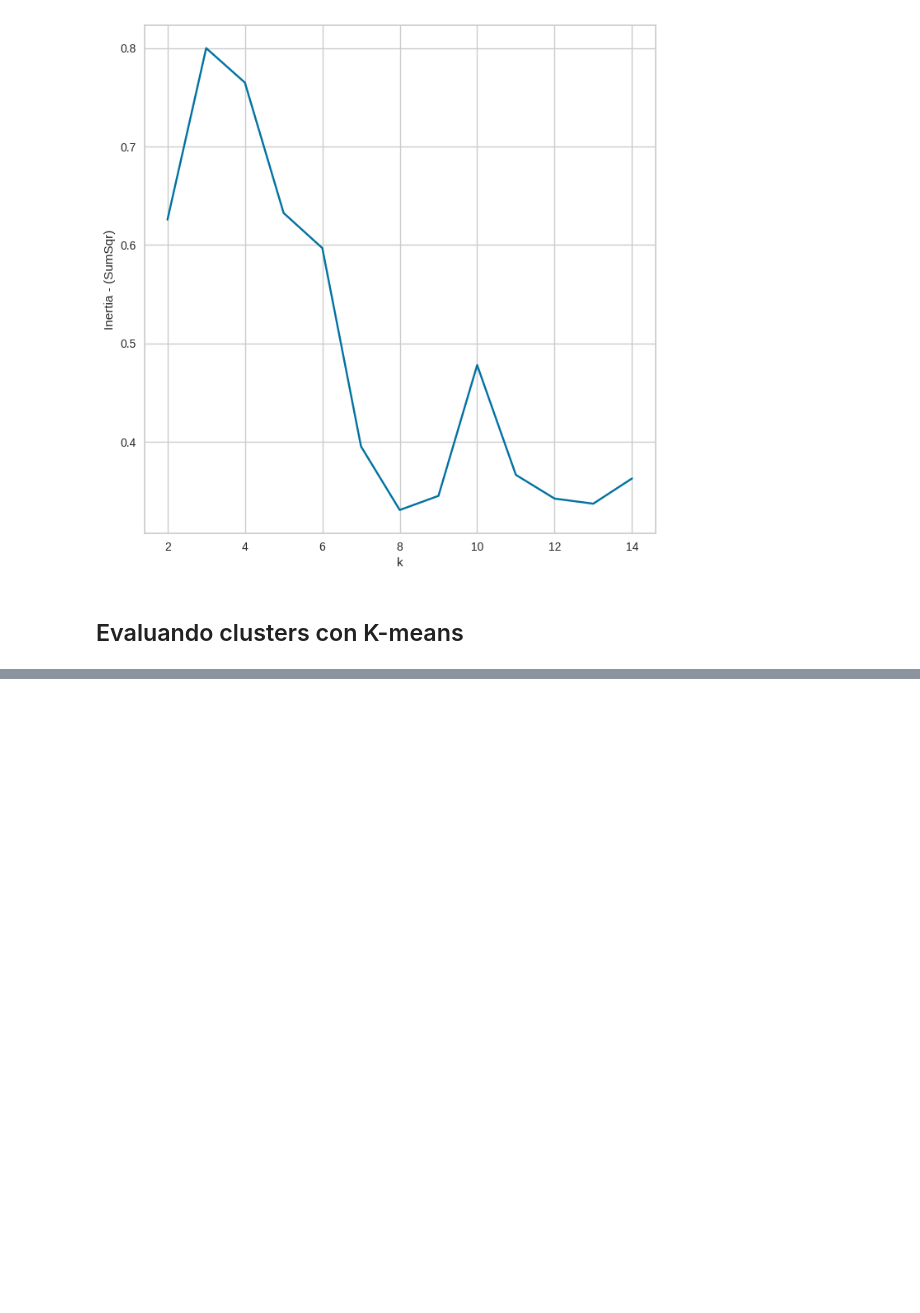
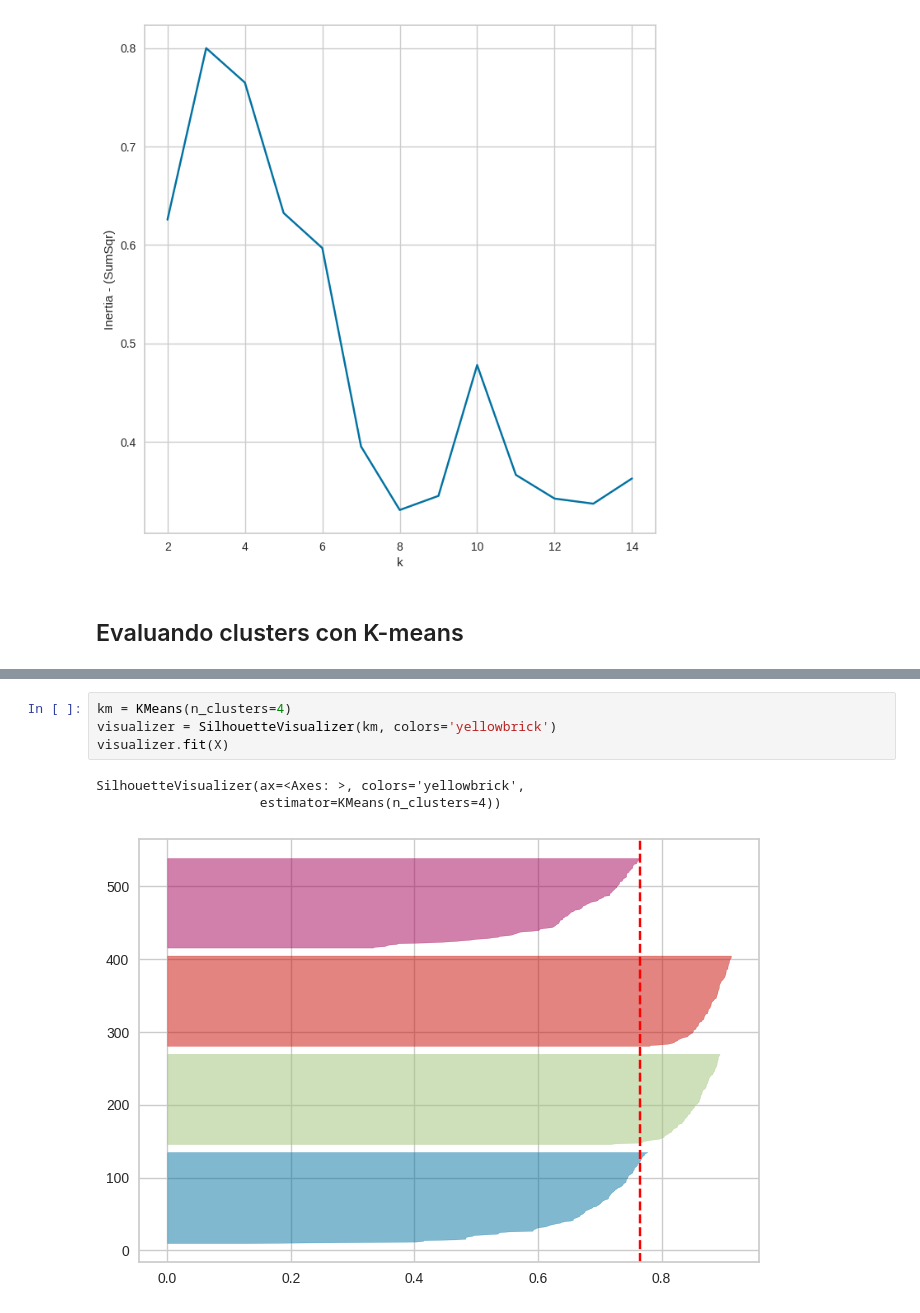
Before and after one commit to Patchwtf/MachineLearningProyects, a Jupyter notebook: Clustering/clustering_kmeans.ipynb, the cells around one changed output, grey strips where cells are left out. Cells and saved outputs as stored; diff of their text form; blank space fills up the shorter version.

```diff
--- a/Clustering/clustering_kmeans.ipynb
+++ b/Clustering/clustering_kmeans.ipynb
@@ -124,0 +129,8 @@ plt.show()
+# %%
+km = KMeans(n_clusters=4)
+visualizer = SilhouetteVisualizer(km, colors='yellowbrick')
+visualizer.fit(X)
+# %% [output]
+SilhouetteVisualizer(ax=<Axes: >, colors='yellowbrick',
+                     estimator=KMeans(n_clusters=4))
+[figure, added]
```
Also changed, not shown: parts of 3 cells of this notebook.
